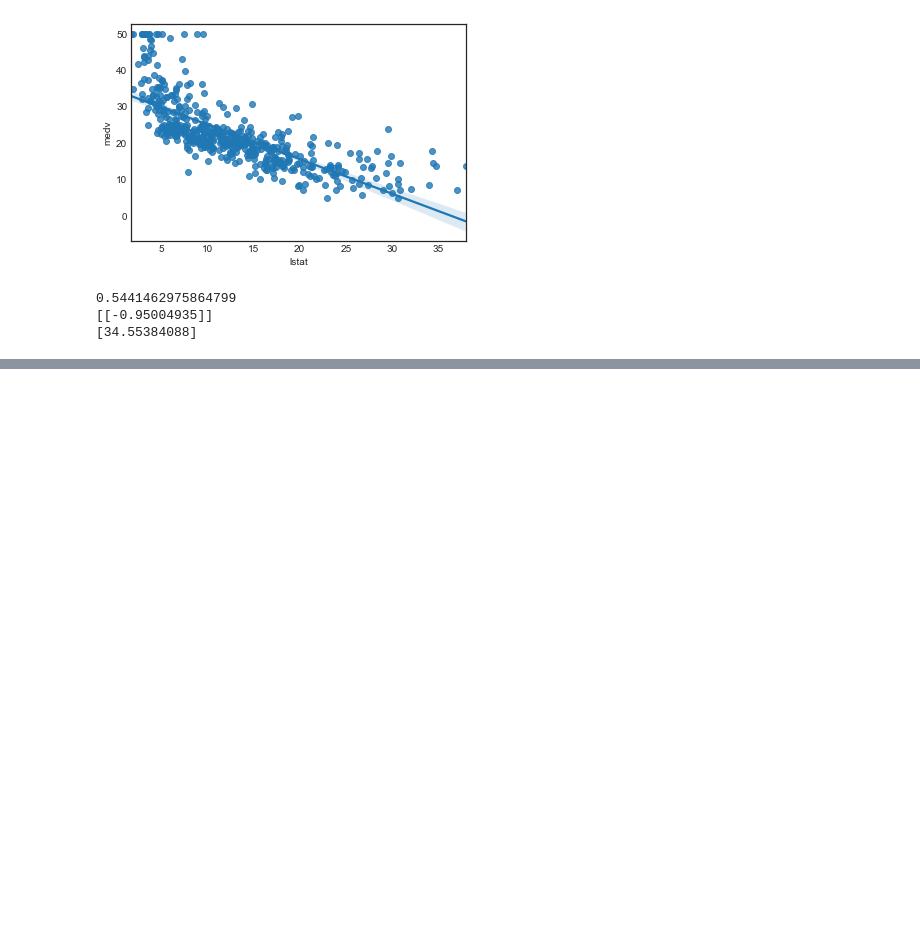
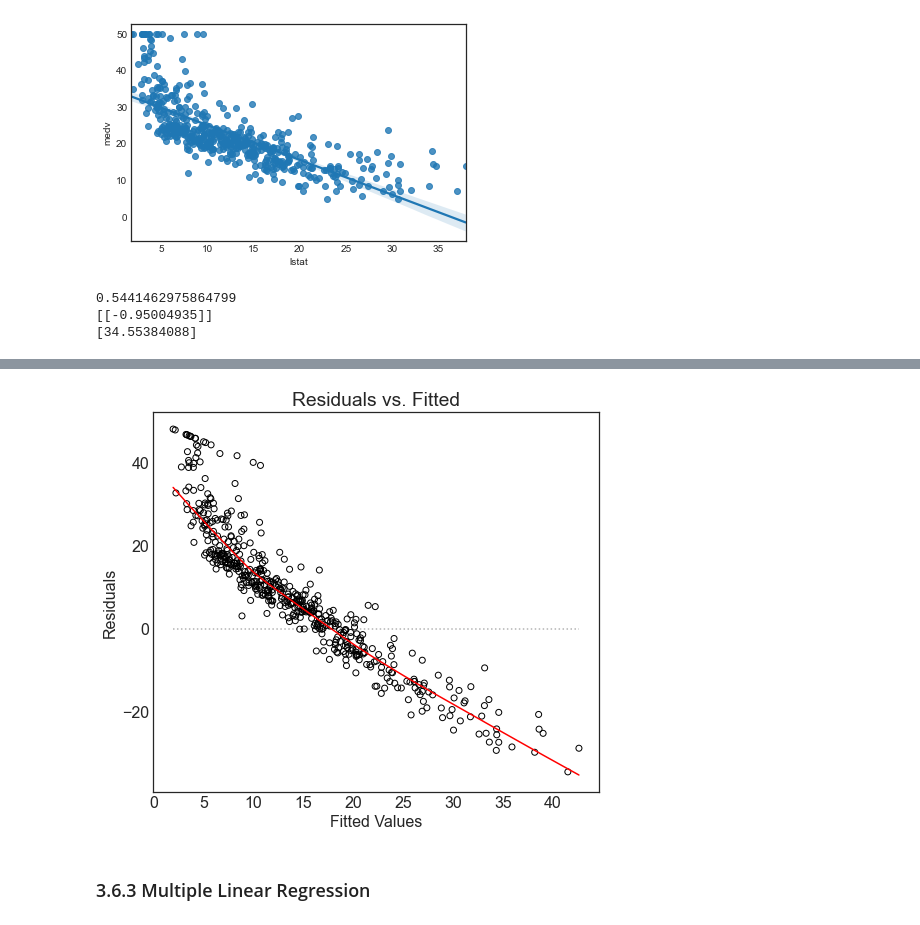
Before and after one commit to adbernardi/ISLR_r_python, a Jupyter notebook: Notebooks/Chapter 3 Lab Linear Regression.ipynb, the cells around one changed output, grey strips where cells are left out. Cells and saved outputs as stored; diff of their text form; code cells hidden in the pictures; blank space fills up the shorter version.

```diff
--- a/Notebooks/Chapter 3 Lab Linear Regression.ipynb
+++ b/Notebooks/Chapter 3 Lab Linear Regression.ipynb
@@ -71,0 +120,23 @@ Name: medv, dtype: float64
+# %%
+# Doing some more smoothing and plotting
+from statsmodels.nonparametric.smoothers_lowess import lowess
+
+fitted = lm_model.fittedvalues
+
+smoothed = lowess(resid, fitted)
+
+plt.rcParams.update({'font.size': 16})
+plt.rcParams["figure.figsize"] = (8,7)
+fig, ax = plt.subplots()
+ax.scatter(fitted, resid, edgecolors = 'k', facecolors = 'none')
+ax.plot(smoothed[:,0],smoothed[:,1],color = 'r')
+ax.set_ylabel('Residuals')
+ax.set_xlabel('Fitted Values')
+ax.set_title('Residuals vs. Fitted')
+ax.plot([min(fitted),max(fitted)],[0,0],color = 'k',linestyle = ':', alpha = .3)
+
+plt.show()
+# %% [output]
+[figure, added]
+# %% [markdown]
+### 3.6.3 Multiple Linear Regression
```
Also changed, not shown: parts of 12 cells of this notebook.
